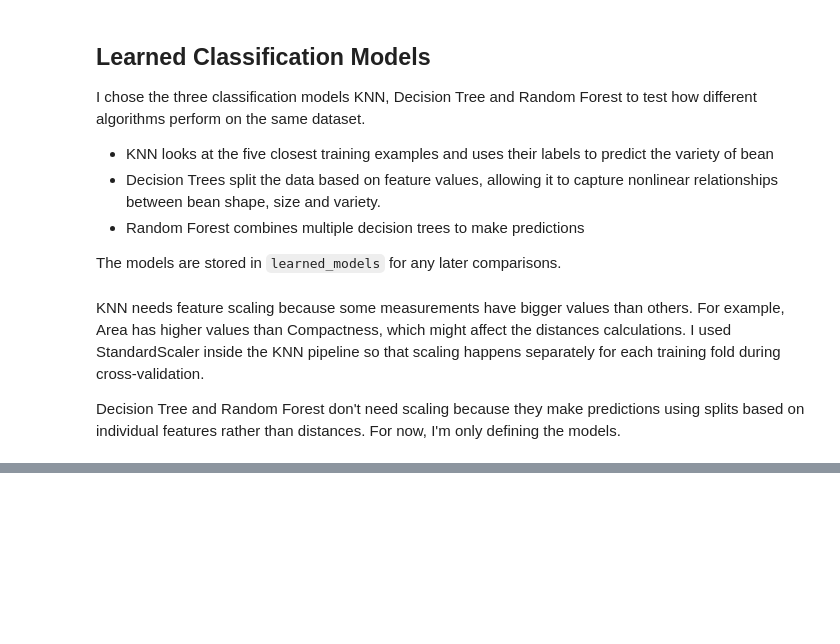
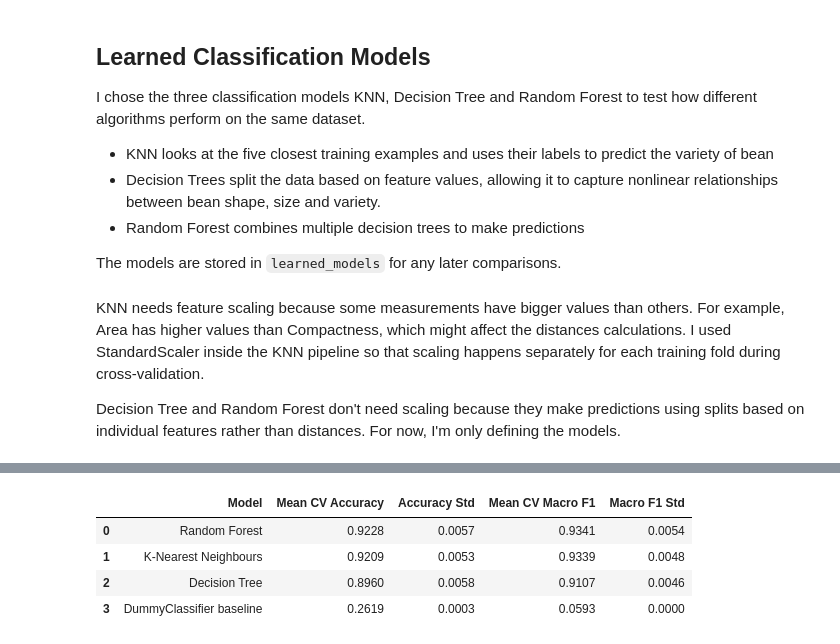
Before and after one commit to cliodhnarv/dry-bean-ml-classification, a Jupyter notebook: notebooks/01_data_audit_and_baseline.ipynb, the cells around one changed output, grey strips where cells are left out. Cells and saved outputs as stored; diff of their text form; code cells hidden in the pictures; blank space fills up the shorter version.

Commit message:
adding cross-validation comparison of the classification models

```diff
--- a/notebooks/01_data_audit_and_baseline.ipynb
+++ b/notebooks/01_data_audit_and_baseline.ipynb
@@ -498,0 +505,40 @@ learned_models = {
+# %%
+learned_model_scores = {}
+
+for model_name, model_pipeline in learned_models.items():
+    learned_model_scores[model_name] = cross_validate(
+        model_pipeline,
+        X_train,
+        y_train,
+        cv=cv,
+        scoring=scoring
+    )
+
+all_model_scores = {
+    "DummyClassifier baseline": baseline_scores,
+    **learned_model_scores
+}
+
+comparison_rows = []
+for model_name, scores in all_model_scores.items():
+    comparison_rows.append({
+        "Model": model_name,
+        "Mean CV Accuracy": np.mean(scores["test_accuracy"]),
+        "Accuracy Std": np.std(scores["test_accuracy"]),
+        "Mean CV Macro F1": np.mean(scores["test_f1_macro"]),
+        "Macro F1 Std": np.std(scores["test_f1_macro"])
+    })
+
+model_comparison = (
+    pd.DataFrame(comparison_rows)
+    .sort_values("Mean CV Macro F1", ascending=False)
+    .reset_index(drop=True)
+)
+
+model_comparison.round(4)
+# %% [output]
+|  | Model | Mean CV Accuracy | Accuracy Std | Mean CV Macro F1 | Macro F1 Std |
+| 0 | Random Forest | 0.9228 | 0.0057 | 0.9341 | 0.0054 |
+| 1 | K-Nearest Neighbours | 0.9209 | 0.0053 | 0.9339 | 0.0048 |
+| 2 | Decision Tree | 0.8960 | 0.0058 | 0.9107 | 0.0046 |
+| 3 | DummyClassifier baseline | 0.2619 | 0.0003 | 0.0593 | 0.0000 |
```
Also changed, not shown: parts of 2 cells of this notebook.
